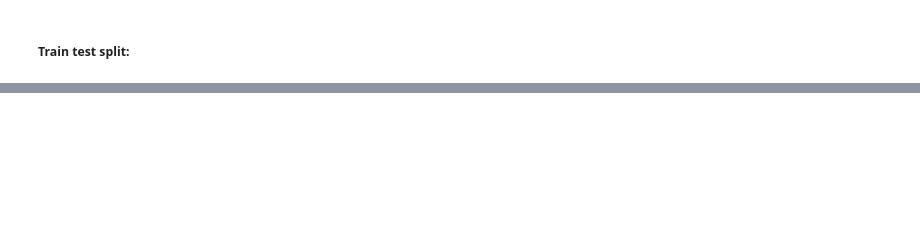
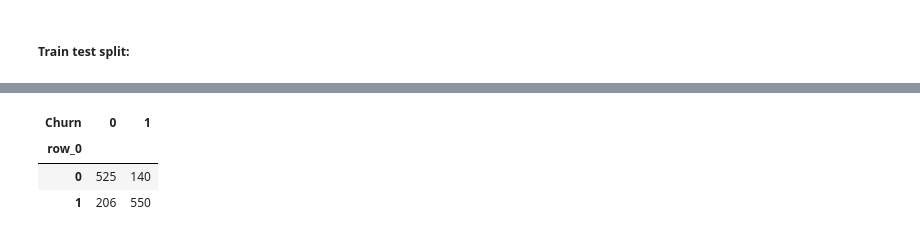
Before and after one commit to manugaco/use_cases, a Jupyter notebook: Customers_Churn_Prediction/Supervised_SL_Churn_prediction.ipynb, the cells around one changed output, grey strips where cells are left out. Saved outputs shown, nothing was run; the diff lists cells and outputs as text; code cells hidden in the pictures; blank space fills up the shorter version.

```diff
--- a/Customers_Churn_Prediction/Supervised_SL_Churn_prediction.ipynb
+++ b/Customers_Churn_Prediction/Supervised_SL_Churn_prediction.ipynb
@@ -811,0 +859,2 @@ score 0.8005677785663591
+# %%
+y_hat_test = clf.predict(X_test)
@@ -811,0 +871,7 @@ score 0.8005677785663591
+# %%
+pd.crosstab(y_hat_test, y_test)
+# %% [output]
+| Churn | 0 | 1 |
+| row_0 |  |  |
+| 0 | 525 | 140 |
+| 1 | 206 | 550 |
```
Also changed, not shown: parts of 13 cells of this notebook.
